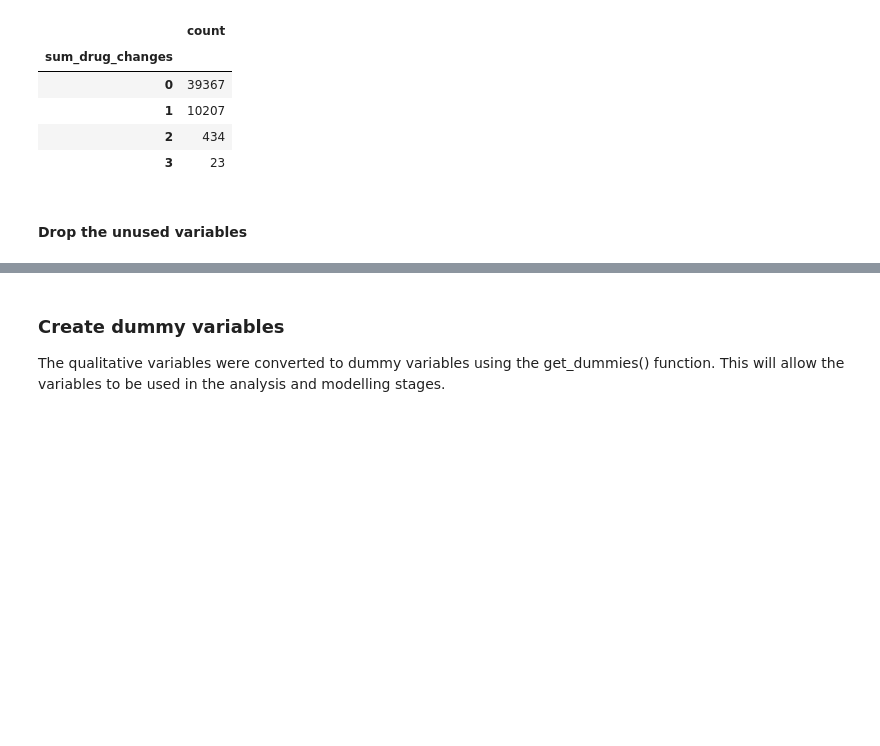
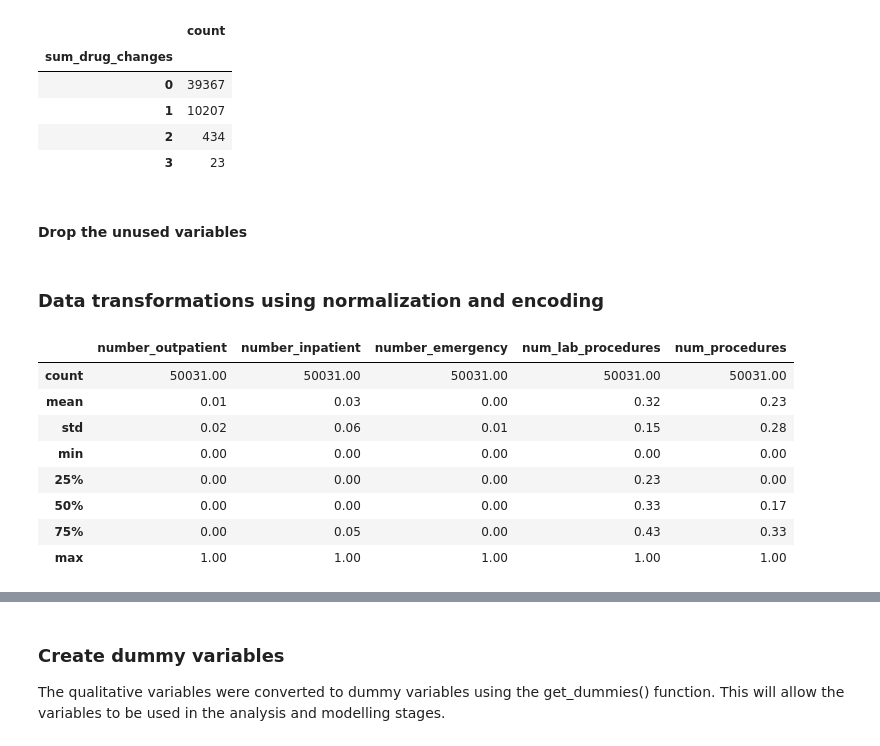
Before and after one commit to johnmarquess/IFN509, a Jupyter notebook: Assignment1_submission/assigment1_analysis.ipynb, the cells around one changed output, grey strips where cells are left out. Saved outputs shown, nothing was run; the diff lists cells and outputs as text; code cells hidden in the pictures; blank space fills up the shorter version.

```diff
--- a/Assignment1_submission/assigment1_analysis.ipynb
+++ b/Assignment1_submission/assigment1_analysis.ipynb
@@ -1429,3 +1433,5 @@ d1['sum_drug_changes'].value_counts(dropna=False).astype('Int64').to_frame()
 | 3 | 23 |
 # %% [markdown]
 #### Drop the unused variables
+# %% [markdown]
+### Data transformations using normalization and encoding
@@ -1431,0 +1440,20 @@ d1['sum_drug_changes'].value_counts(dropna=False).astype('Int64').to_frame()
+# %%
+columns_to_normalize = ['number_outpatient', 'number_inpatient', 'number_emergency',
+                        'num_lab_procedures', 'num_procedures']
+# %%
+scaler = MinMaxScaler()
+# %%
+# Apply Min-Max Normalization
+d1[columns_to_normalize] = scaler.fit_transform(d1[columns_to_normalize])
+# %%
+d1[columns_to_normalize].describe()
+# %% [output]
+|  | number_outpatient | number_inpatient | number_emergency | num_lab_procedures | num_procedures |
+| count | 50031.00 | 50031.00 | 50031.00 | 50031.00 | 50031.00 |
+| mean | 0.01 | 0.03 | 0.00 | 0.32 | 0.23 |
+| std | 0.02 | 0.06 | 0.01 | 0.15 | 0.28 |
+| min | 0.00 | 0.00 | 0.00 | 0.00 | 0.00 |
+| 25% | 0.00 | 0.00 | 0.00 | 0.23 | 0.00 |
+| 50% | 0.00 | 0.00 | 0.00 | 0.33 | 0.17 |
+| 75% | 0.00 | 0.05 | 0.00 | 0.43 | 0.33 |
+| max | 1.00 | 1.00 | 1.00 | 1.00 | 1.00 |
```
Also changed, not shown: parts of 17 cells of this notebook, 4 other files.
